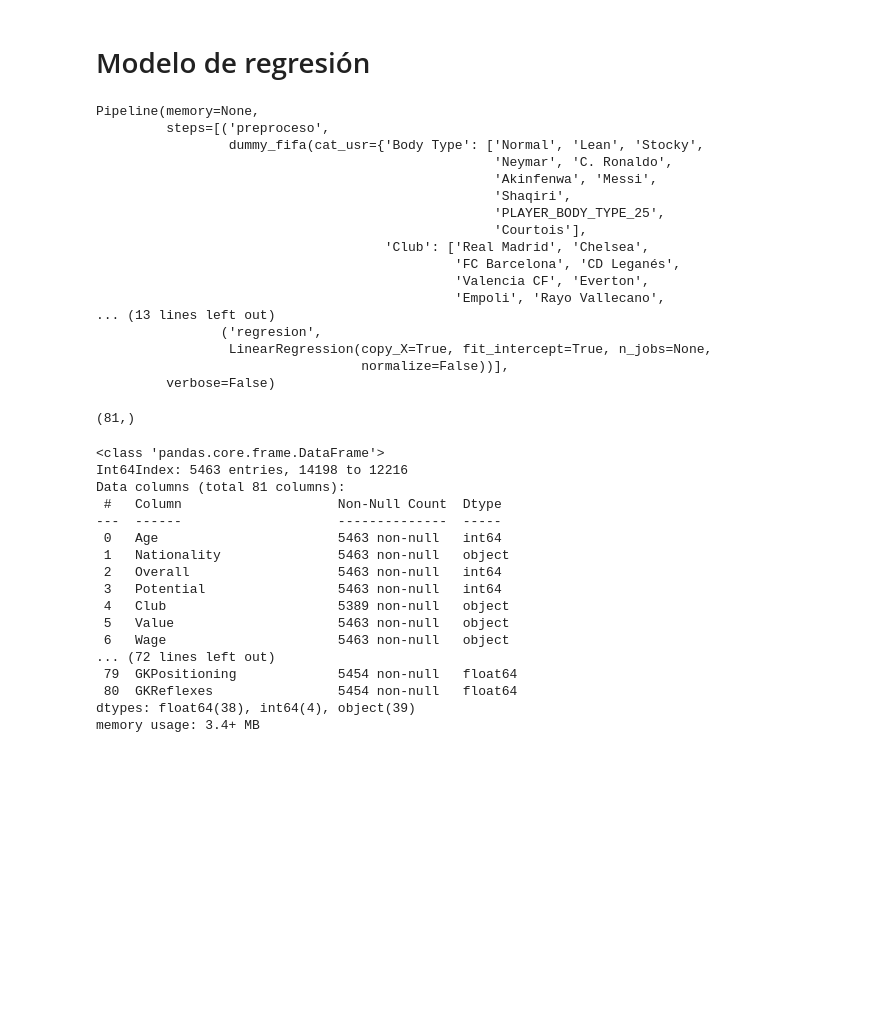
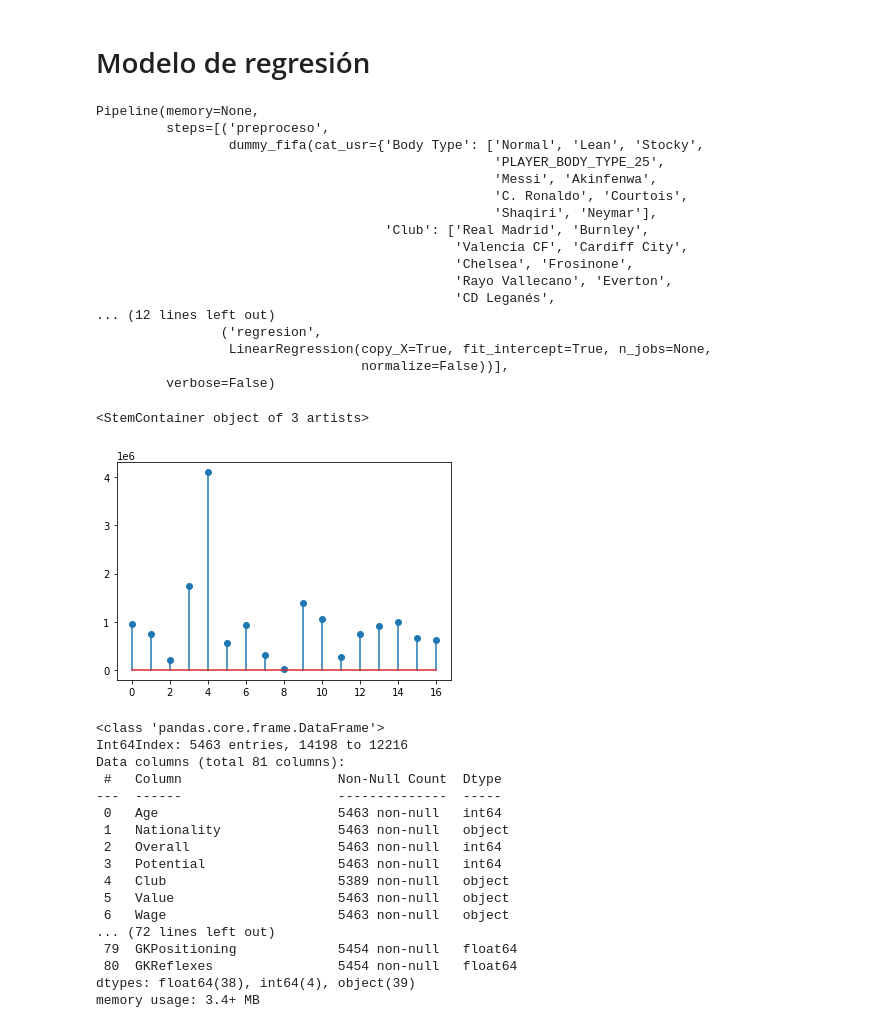
Before and after one commit to gitpacho/MineriaDatos, a Jupyter notebook: Sesion2_Regresion/ej_mainfifa.ipynb, the cells around one changed output. Cells and saved outputs as stored; diff of their text form; code cells hidden in the pictures; blank space fills up the shorter version.

```diff
--- a/Sesion2_Regresion/ej_mainfifa.ipynb
+++ b/Sesion2_Regresion/ej_mainfifa.ipynb
@@ -326,6 +348,8 @@ from sklearn.pipeline import Pipeline
 from sklearn.linear_model import LinearRegression,SGDRegressor
 
 steps = [('preproceso',dummy_fifa(col_euro=col_euro,col_stats=col_stats,cat_usr = cat_usr)),
+         ('scaler',StandardScaler()),
+         ('red',PCA(n_components=0.9)),
          ('regresion',LinearRegression())
          ]
 metodo_full = Pipeline(steps=steps)
@@ -336,25 +360,27 @@ metodo_full.fit(Xtrain,ytrain_num) #entrena todos los pasos
 Pipeline(memory=None,
          steps=[('preproceso',
                  dummy_fifa(cat_usr={'Body Type': ['Normal', 'Lean', 'Stocky',
-                                                   'Neymar', 'C. Ronaldo',
-                                                   'Akinfenwa', 'Messi',
-                                                   'Shaqiri',
                                                    'PLAYER_BODY_TYPE_25',
-                                                   'Courtois'],
-                                     'Club': ['Real Madrid', 'Chelsea',
-                                              'FC Barcelona', 'CD Leganés',
-                                              'Valencia CF', 'Everton',
-                                              'Empoli', 'Rayo Vallecano',
-... (13 lines left out)
+                                                   'Messi', 'Akinfenwa',
+                                                   'C. Ronaldo', 'Courtois',
+                                                   'Shaqiri', 'Neymar'],
+                                     'Club': ['Real Madrid', 'Burnley',
+                                              'Valencia CF', 'Cardiff City',
+                                              'Chelsea', 'Frosinone',
+                                              'Rayo Vallecano', 'Everton',
+                                              'CD Leganés',
+... (12 lines left out)
                 ('regresion',
                  LinearRegression(copy_X=True, fit_intercept=True, n_jobs=None,
                                   normalize=False))],
          verbose=False)
 # %%
-#ytest_e = metodo_full.predict(Xtest)
-#metodo_full[1].coef_
+ytest_e = metodo_full.predict(Xtest)
-# %% [output]
-(81,)
+# %%
+plt.stem(abs(metodo_full[3].coef_))
+# %% [output]
+<StemContainer object of 3 artists>
+[figure, added]
 # %%
 Xtest.info()
 # %% [output]
```
Also changed, not shown: parts of 6 cells of this notebook.
